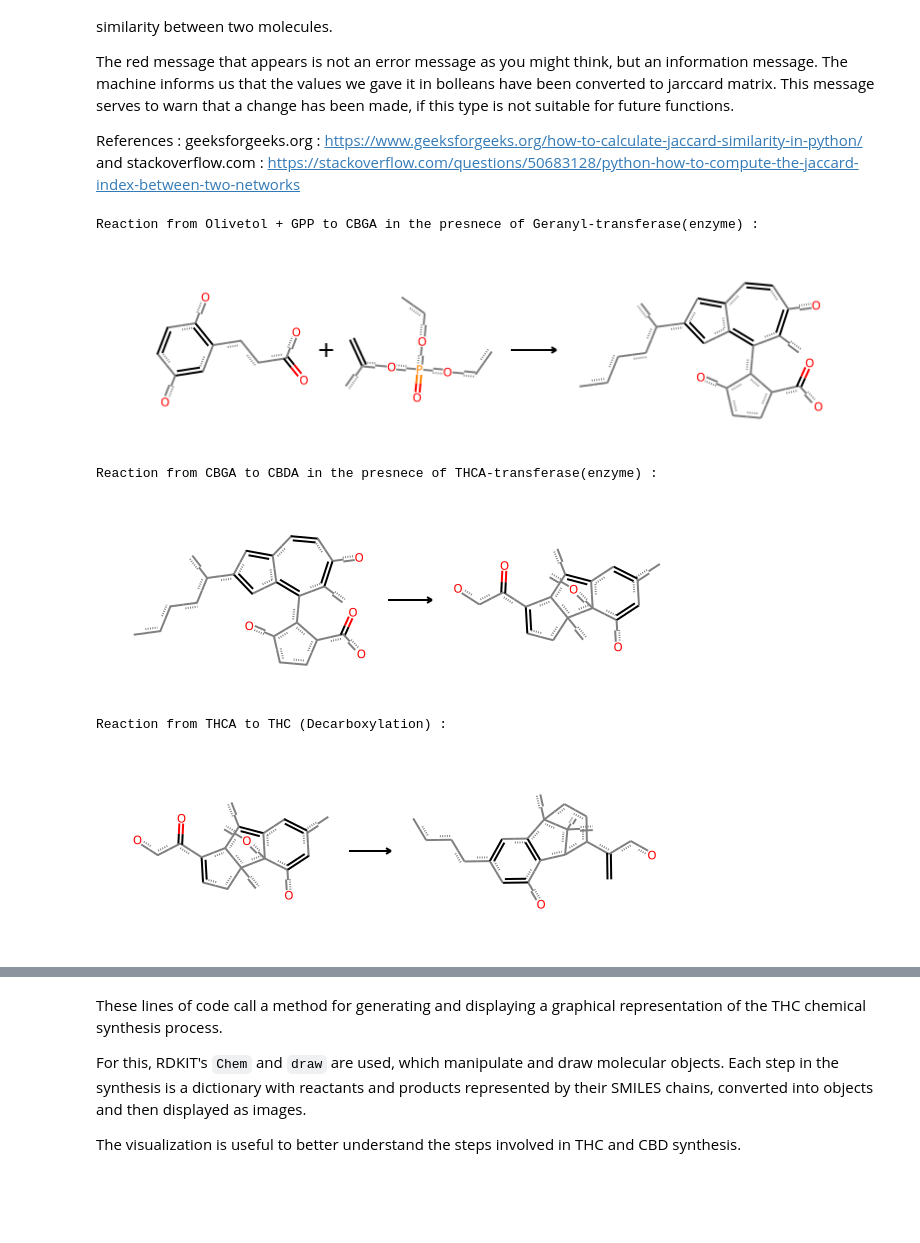
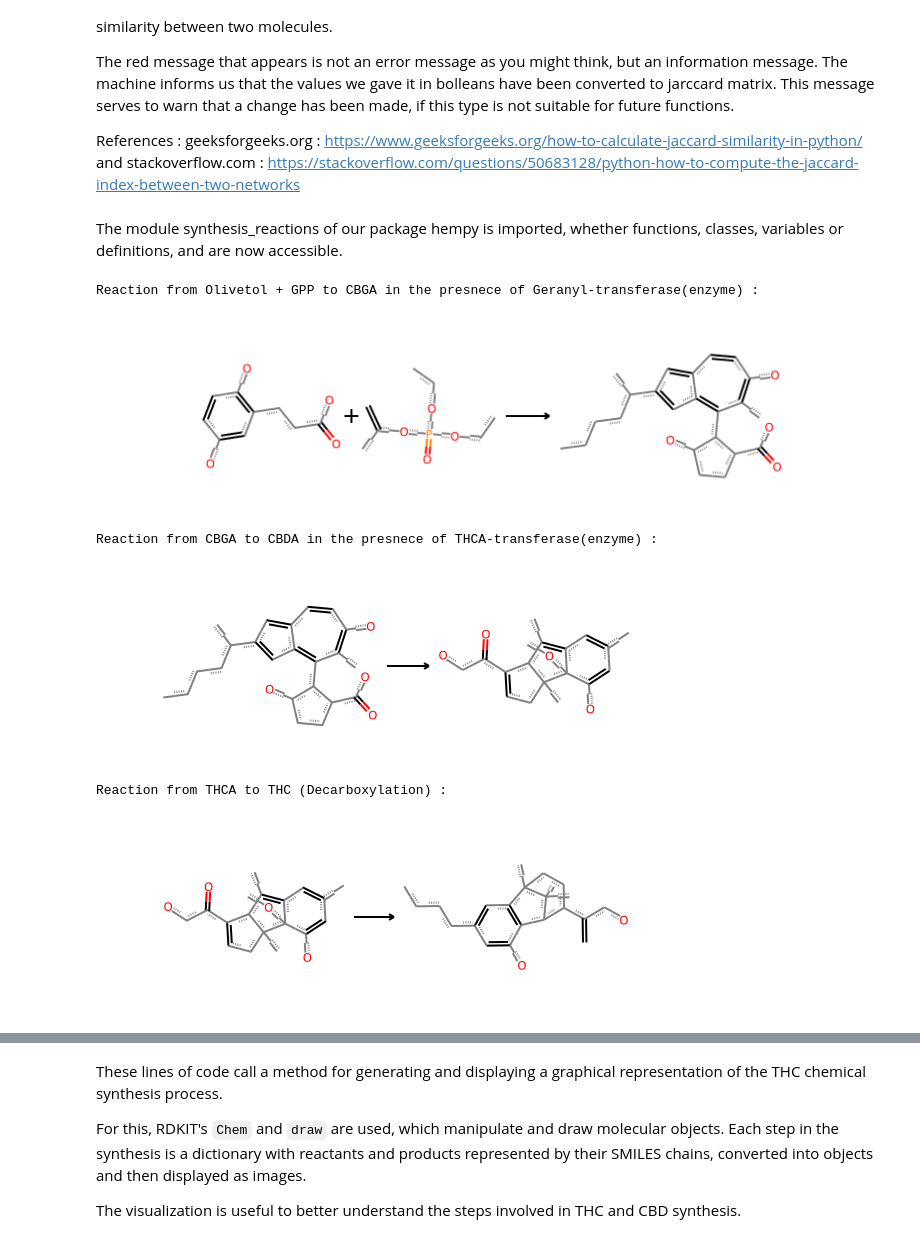
Before and after one commit to i-envy-hades/Hempy, a Jupyter notebook: notebooks/project_report.ipynb, the cells around one changed output, grey strips where cells are left out. Saved outputs shown, nothing was run; the diff lists cells and outputs as text; code cells hidden in the pictures; blank space fills up the shorter version.

```diff
--- a/notebooks/project_report.ipynb
+++ b/notebooks/project_report.ipynb
@@ -102,10 +108,12 @@ References : geeksforgeeks.org : https://www.geeksforgeeks.org/how-to-calculate-
+# %% [markdown]
+The module synthesis_reactions of our package hempy is imported, whether functions, classes, variables or definitions, and are now accessible.
 # %%
-synthesis_reactions.visualize_THC_synthesis()
+visualize_THC_synthesis()
 # %% [output]
 Reaction from Olivetol + GPP to CBGA in the presnece of Geranyl-transferase(enzyme) :
-[figure, old version]
+[figure, new version]
 Reaction from CBGA to CBDA in the presnece of THCA-transferase(enzyme) :
-[figure, old version]
+[figure, new version]
 Reaction from THCA to THC (Decarboxylation) :
-[figure, old version]
+[figure, new version]
 # %%
```
Also changed, not shown: parts of 17 cells of this notebook.
